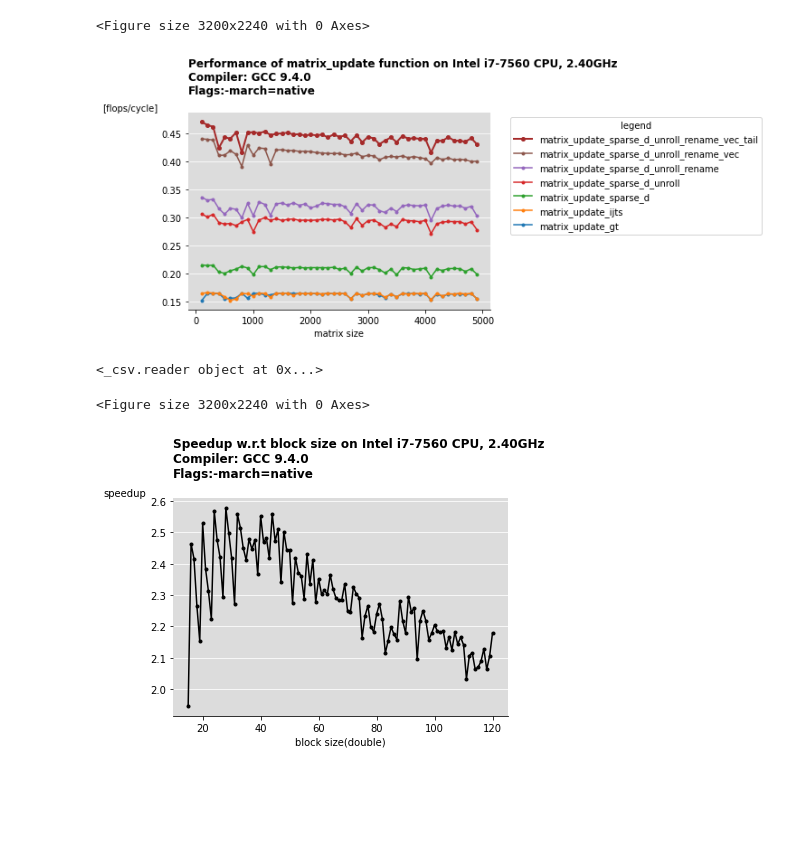
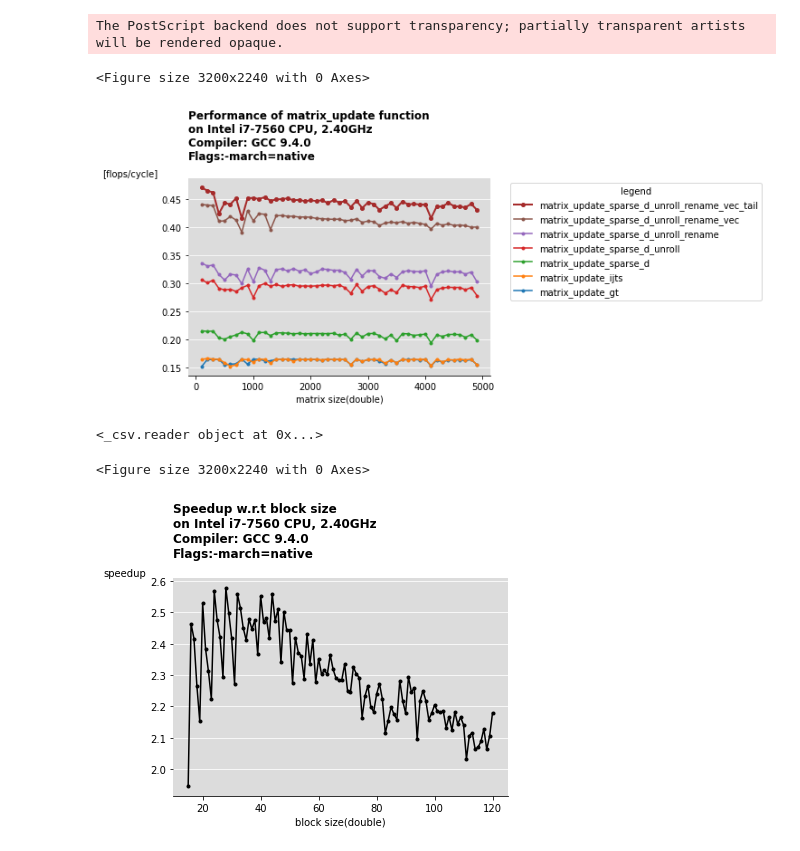
Before and after one commit to zhangganlin/OPUS-via-Bunch-Kaufman-pivoting-and-standard-optimization, a Jupyter notebook: script/plot.ipynb, the cells around one changed output. Saved outputs shown, nothing was run; the diff lists cells and outputs as text; code cells hidden in the pictures; blank space fills up the shorter version.

```diff
--- a/script/plot.ipynb
+++ b/script/plot.ipynb
@@ -26,11 +52,12 @@ plot_two_step_performance('../output/baseline_solver_d4.txt', '../output/block_o
 # %%
-plot_step_performances("../output/matrix_update.txt", "matrix_update", "matrix size(double)")
+plot_step_performances("../output/matrix_update.txt", "matrix_update", "matrix size(double)", save=True, save_dir = './output_baseline_solver_d4.eps')
 # %% [output]
-<Figure size 3200x2240 with 0 Axes>
+The PostScript backend does not support transparency; partially transparent artists will be rendered opaque.
+<Figure size 3200x2240 with 0 Axes>
-[figure, old version]
+[figure, new version]
 # %%
-plot_blocksize_speedup('../output/blocksize_speedup.txt')
+plot_blocksize_speedup('../output/blocksize_speedup.txt', save=True, save_dir = './output_baseline_solver_d4.eps')
 # %% [output]
 <_csv.reader object at 0x...>
 <Figure size 3200x2240 with 0 Axes>
-[figure, old version]
+[figure, new version]
```
Also changed, not shown: parts of 9 cells of this notebook, 10 other files.
